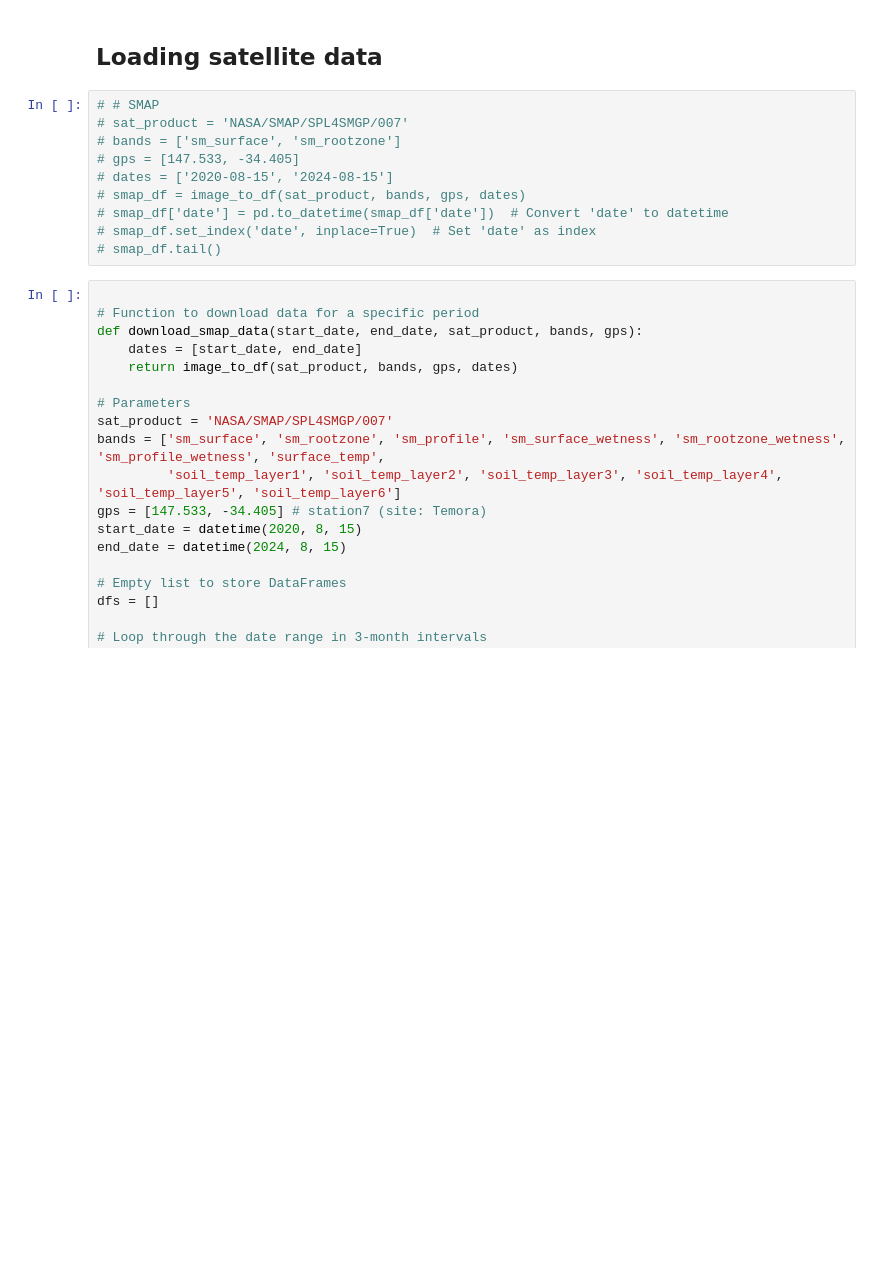
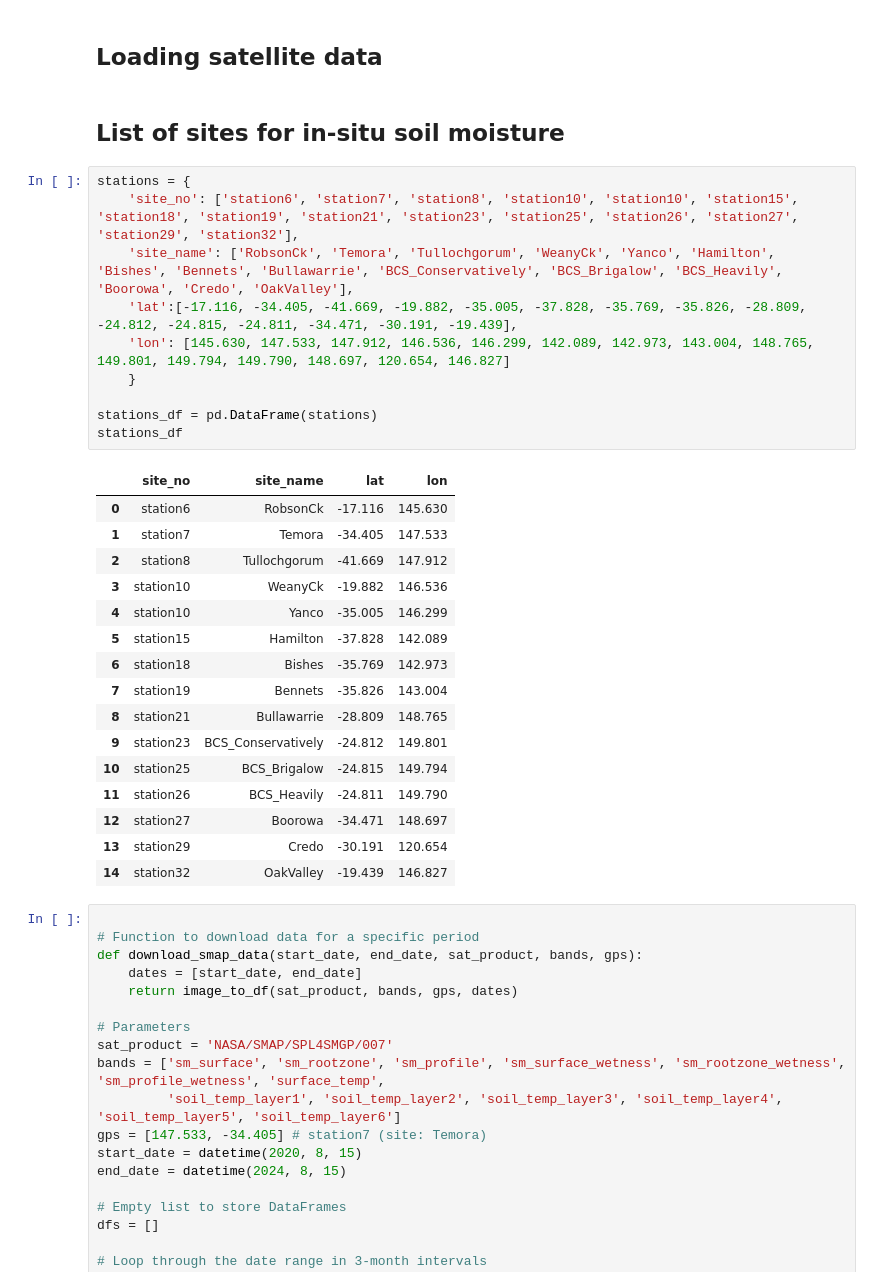
Before and after one commit to top-data/Soil_moisture, a Jupyter notebook: sm_cosmoz_inputs.ipynb, the cells around one changed output. Drawn from its saved outputs; the diff is of its cells as text; blank space fills up the shorter version.

Commit message:
cosmoz stations added.

```diff
--- a/sm_cosmoz_inputs.ipynb
+++ b/sm_cosmoz_inputs.ipynb
@@ -85,16 +85,35 @@ def image_to_df(sat_product, bands, gps, dates):
 # Loading data
 # %% [markdown]
 ## Loading satellite data
-# %%
-# # SMAP
-# sat_product = 'NASA/SMAP/SPL4SMGP/007'
-# bands = ['sm_surface', 'sm_rootzone']
-# gps = [147.533, -34.405]
-# dates = ['2020-08-15', '2024-08-15']
-# smap_df = image_to_df(sat_product, bands, gps, dates)
-# smap_df['date'] = pd.to_datetime(smap_df['date'])  # Convert 'date' to datetime
-# smap_df.set_index('date', inplace=True)  # Set 'date' as index
-# smap_df.tail()
+# %% [markdown]
+## List of sites for in-situ soil moisture
+# %%
+stations = {
+    'site_no': ['station6', 'station7', 'station8', 'station10', 'station10', 'station15', 'station18', 'station19', 'station21', 'station23', 'station25', 'station26', 'station27', 'station29', 'station32'],
+    'site_name': ['RobsonCk', 'Temora', 'Tullochgorum', 'WeanyCk', 'Yanco', 'Hamilton', 'Bishes', 'Bennets', 'Bullawarrie', 'BCS_Conservatively', 'BCS_Brigalow', 'BCS_Heavily', 'Boorowa', 'Credo', 'OakValley'],
+    'lat':[-17.116, -34.405, -41.669, -19.882, -35.005, -37.828, -35.769, -35.826, -28.809, -24.812, -24.815, -24.811, -34.471, -30.191, -19.439],
+    'lon': [145.630, 147.533, 147.912, 146.536, 146.299, 142.089, 142.973, 143.004, 148.765, 149.801, 149.794, 149.790, 148.697, 120.654, 146.827]
+    }
+
+stations_df = pd.DataFrame(stations)
+stations_df
+# %% [output]
+|  | site_no | site_name | lat | lon |
+| 0 | station6 | RobsonCk | -17.116 | 145.630 |
+| 1 | station7 | Temora | -34.405 | 147.533 |
+| 2 | station8 | Tullochgorum | -41.669 | 147.912 |
+| 3 | station10 | WeanyCk | -19.882 | 146.536 |
+| 4 | station10 | Yanco | -35.005 | 146.299 |
+| 5 | station15 | Hamilton | -37.828 | 142.089 |
+| 6 | station18 | Bishes | -35.769 | 142.973 |
+| 7 | station19 | Bennets | -35.826 | 143.004 |
+| 8 | station21 | Bullawarrie | -28.809 | 148.765 |
+| 9 | station23 | BCS_Conservatively | -24.812 | 149.801 |
+| 10 | station25 | BCS_Brigalow | -24.815 | 149.794 |
+| 11 | station26 | BCS_Heavily | -24.811 | 149.790 |
+| 12 | station27 | Boorowa | -34.471 | 148.697 |
+| 13 | station29 | Credo | -30.191 | 120.654 |
+| 14 | station32 | OakValley | -19.439 | 146.827 |
 # %%
 
 # Function to download data for a specific period
```
